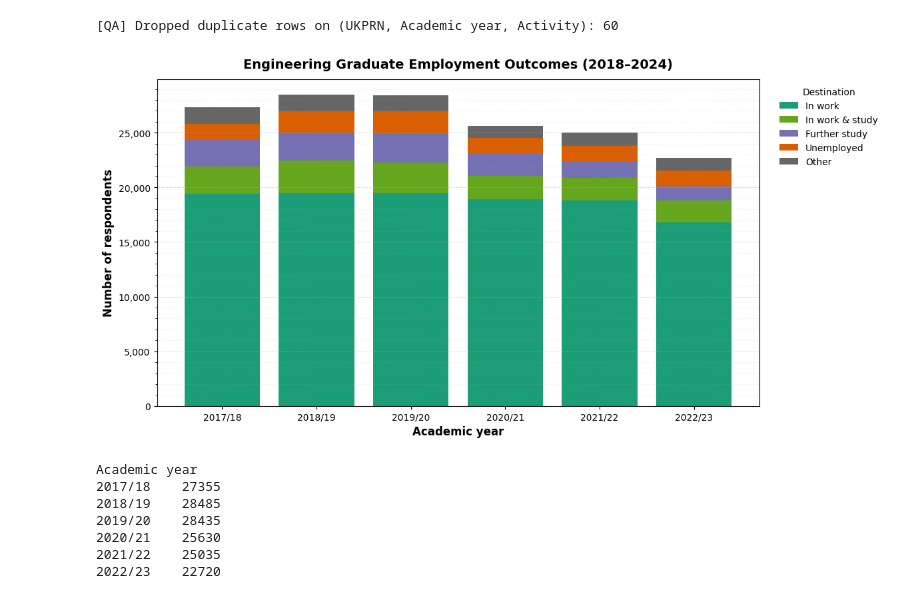
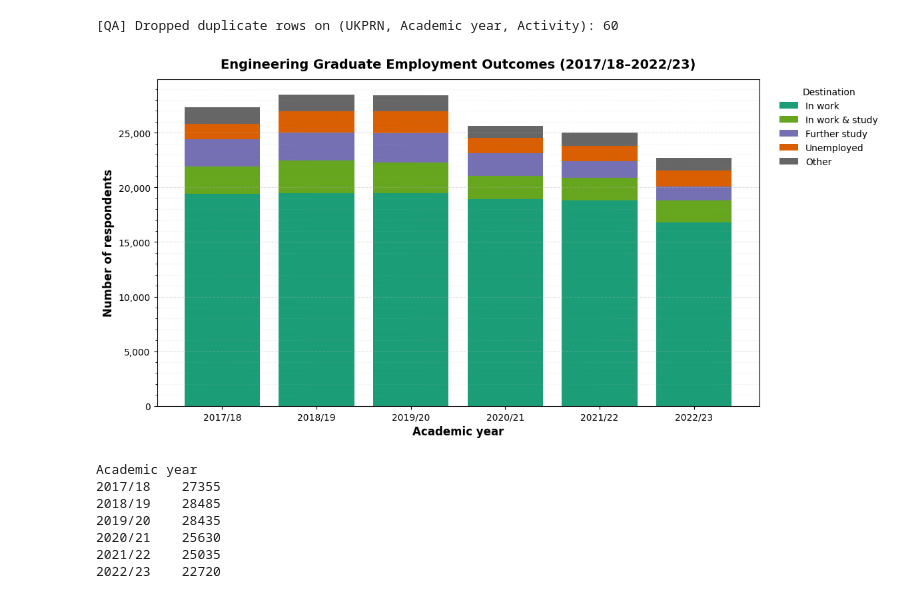
Before and after one commit to JoeUzo/Mapping-Future-Skills-in-UK-Engineering-Education, a Jupyter notebook: charts/chart-5.ipynb, the cells around one changed output. Saved outputs shown, nothing was run; the diff lists cells and outputs as text; code cells hidden in the pictures.

```diff
--- a/charts/chart-5.ipynb
+++ b/charts/chart-5.ipynb
@@ -199,11 +207,11 @@ def plot_outcomes_stacked_counts(by_dest_counts, title, out_basename, chart_dir=
 # %%
 plot_outcomes_stacked_counts(
     by_dest_counts,
-    title="Engineering Graduate Employment Outcomes (2018–2024)",
+    title="Engineering Graduate Employment Outcomes (2017/18–2022/23)",
     out_basename="eng_outcomes_stacked_counts"
 )
 # %% [output]
-[figure, old version]
+[figure, new version]
 # %%
 print(df_grad.groupby("Academic year")["Number"].sum()
       .sort_index(key=lambda s: s.astype(str).str[:4].astype(int))
```
Also changed, not shown: parts of 3 cells of this notebook, 8 other files.
